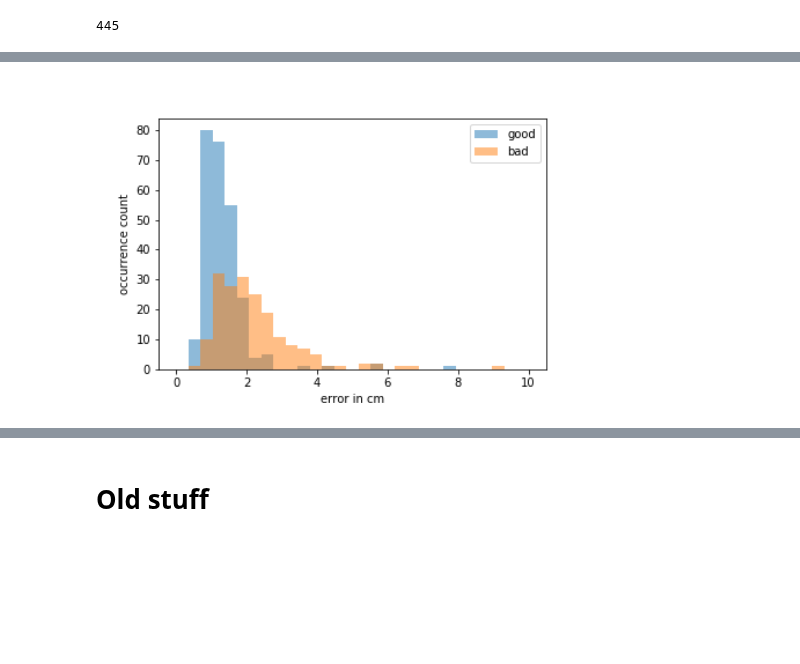
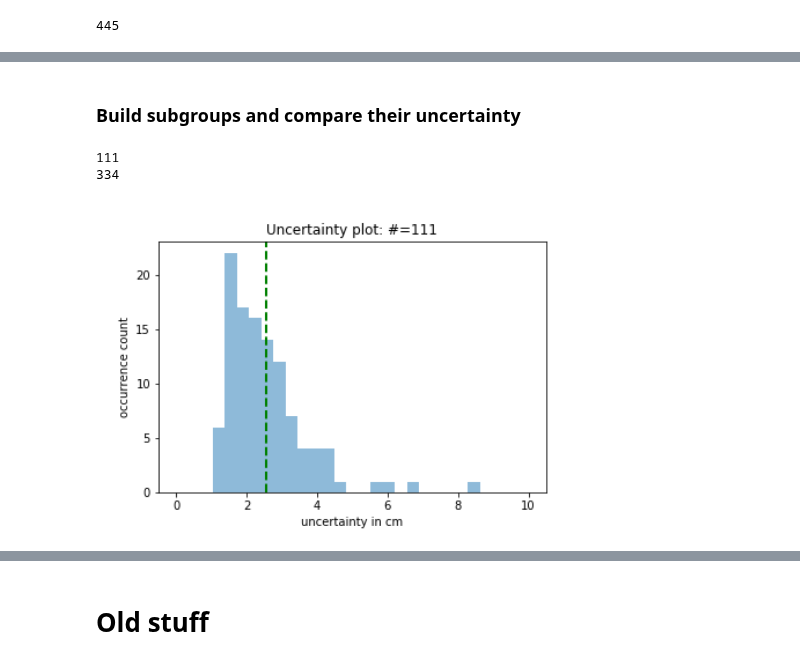
Before and after one commit to Welthungerhilfe/cgm-ml, a Jupyter notebook: src/common/evaluation/Evaluate_models.ipynb, the cells around one changed output, grey strips where cells are left out. Cells and saved outputs as stored; diff of their text form; code cells hidden in the pictures; blank space fills up the shorter version.

```diff
--- a/src/common/evaluation/Evaluate_models.ipynb
+++ b/src/common/evaluation/Evaluate_models.ipynb
@@ -184,7 +217,8 @@ df = pd.DataFrame(
     })
 # Preproc
 df['height_measured'] = df.targets_list.apply(lambda x: x[0])
-df['goodbad'] = df.targets_list.apply(lambda x: x[1])
+df['GT_age'] = df.targets_list.apply(lambda x: x[1])
+df['GT_goodbad'] = df.targets_list.apply(lambda x: x[2])
 df.drop(labels="targets_list", axis=1, inplace=True)
 df['error'] = abs(df['height_measured'] - df['predictions'])
 # %% [output]
@@ -214,6 +226,40 @@ draw_uncertainty_goodbad_plot(df, image_path)
-# %%
-from IPython.display import Image
-from IPython.core.display import HTML
-Image(filename=image_path, width=500, height=500)
-# %% [output]
-[figure, removed]
+# %% [markdown]
+### Build subgroups and compare their uncertainty
+# %%
+OUTPUT_CSV_PATH = REPO_DIR / 'data' / 'outputs/height'
+os.makedirs(OUTPUT_CSV_PATH, exist_ok=True)
+
+def draw_uncertainty_plot(df: pd.DataFrame, csv_out_fpath: str):
+    """Take all good samples and plot error distributions. Do the same for bad samples.
+
+    Args:
+        df: Dataframe with columns: goodbad and uncertainties
+        csv_out_fpath (str): File path where plot image will be saved
+    """
+    bins = np.linspace(0, 10, 30)
+    plt.hist(df.uncertainties, bins, alpha=0.5, label='good')
+    plt.title(f"Uncertainty plot: #={len(df)}")
+    plt.xlabel("uncertainty in cm"); plt.ylabel("occurrence count")
+    plt.axvline(float(df.uncertainties.mean()), color='g', linestyle='dashed', linewidth=2)
+    plt.savefig(csv_out_fpath)
+    plt.close()
+
+def plot_distrib(df):
+    image_path = f"{str(OUTPUT_CSV_PATH)}/uncertainty_distribution_{RUN_ID}.png"
+    draw_uncertainty_plot(df, image_path)
+    return Image(filename=image_path, width=500, height=500)
+
+def plot_distrib_goodbad(df):
+    image_path = f"{str(OUTPUT_CSV_PATH)}/uncertainty_distribution_{RUN_ID}.png"
+    draw_uncertainty_goodbad_plot(df, image_path)
+    return Image(filename=image_path, width=500, height=500)
+# %%
+df_young = df[df['GT_age'] <= 2 * 365]; print(len(df_young))
+df_old = df[df['GT_age'] > 2 * 365]; print(len(df_old))
+# %% [output]
+111
+334
+# %%
+plot_distrib(df_young)
+# %% [output]
+[figure, added]
```
Also changed, not shown: parts of 19 cells of this notebook, 1 other file.
